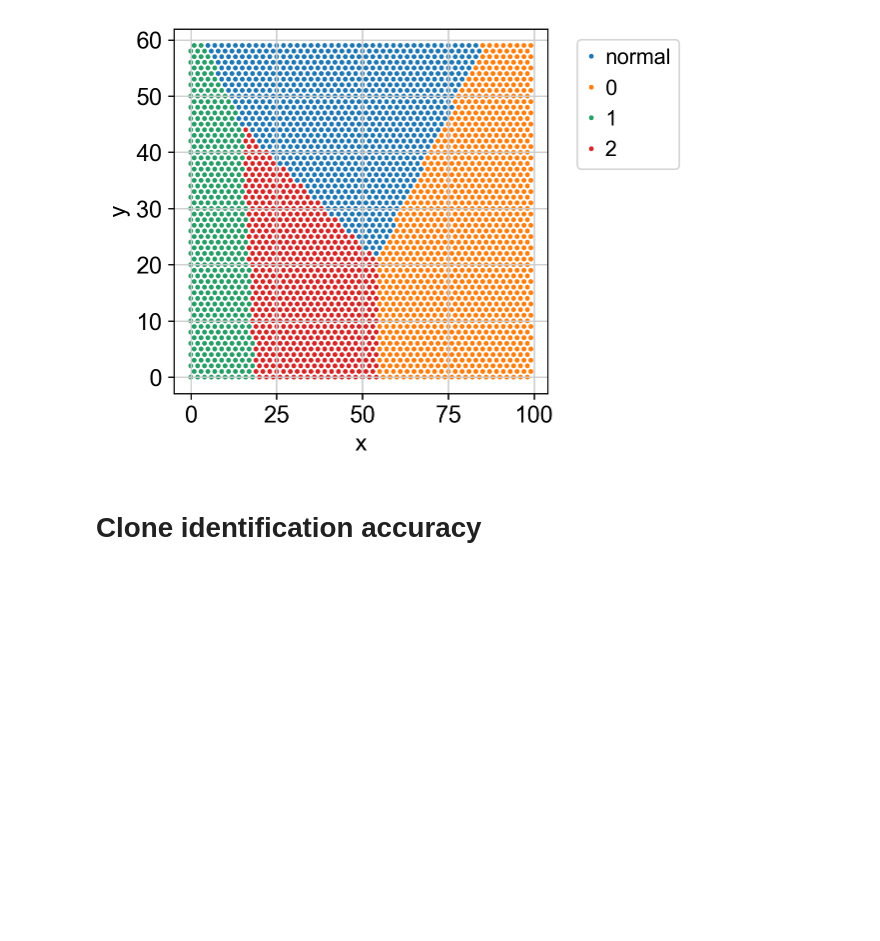
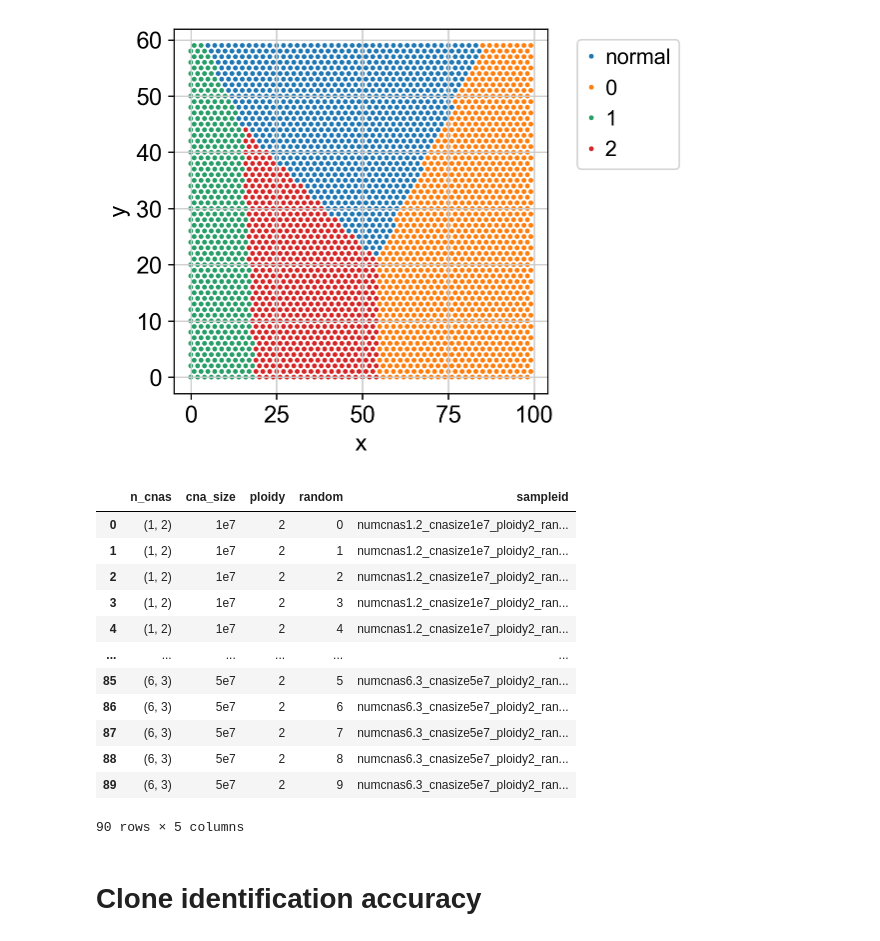
Before and after one commit to michaelJwilson/calicost_sim_analysis, a Jupyter notebook: Simulation2.ipynb, the cells around one changed output. Drawn from its saved outputs; the diff is of its cells as text; code cells hidden in the pictures; blank space fills up the shorter version.

```diff
--- a/Simulation2.ipynb
+++ b/Simulation2.ipynb
@@ -135,6 +138,23 @@ Reading true clones from ../simulated_data_related/numcnas3.3_cnasize3e7_ploidy2
 [figure]
 Reading true clones from ../simulated_data_related/numcnas3.3_cnasize3e7_ploidy2_random1/truth_clone_labels.tsv
 [figure]
+# %%
+sim_runs = get_sim_runs()
+sim_runs
+# %% [output]
+|  | n_cnas | cna_size | ploidy | random | sampleid |
+| 0 | (1, 2) | 1e7 | 2 | 0 | numcnas1.2_cnasize1e7_ploidy2_ran... |
+| 1 | (1, 2) | 1e7 | 2 | 1 | numcnas1.2_cnasize1e7_ploidy2_ran... |
+| 2 | (1, 2) | 1e7 | 2 | 2 | numcnas1.2_cnasize1e7_ploidy2_ran... |
+| 3 | (1, 2) | 1e7 | 2 | 3 | numcnas1.2_cnasize1e7_ploidy2_ran... |
+| 4 | (1, 2) | 1e7 | 2 | 4 | numcnas1.2_cnasize1e7_ploidy2_ran... |
+| ... | ... | ... | ... | ... | ... |
+| 85 | (6, 3) | 5e7 | 2 | 5 | numcnas6.3_cnasize5e7_ploidy2_ran... |
+| 86 | (6, 3) | 5e7 | 2 | 6 | numcnas6.3_cnasize5e7_ploidy2_ran... |
+| 87 | (6, 3) | 5e7 | 2 | 7 | numcnas6.3_cnasize5e7_ploidy2_ran... |
+| 88 | (6, 3) | 5e7 | 2 | 8 | numcnas6.3_cnasize5e7_ploidy2_ran... |
+| 89 | (6, 3) | 5e7 | 2 | 9 | numcnas6.3_cnasize5e7_ploidy2_ran... |
+90 rows × 5 columns
 # %% [markdown]
 # Clone identification accuracy
 # %%
```
Also changed, not shown: parts of 4 cells of this notebook, 1 other file.
